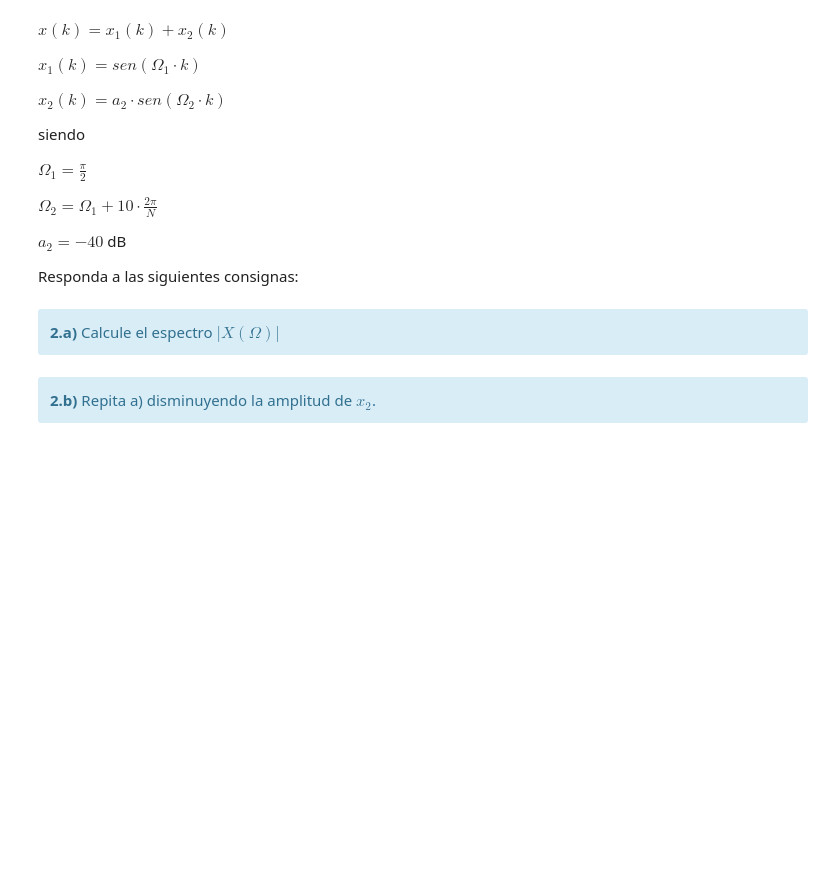
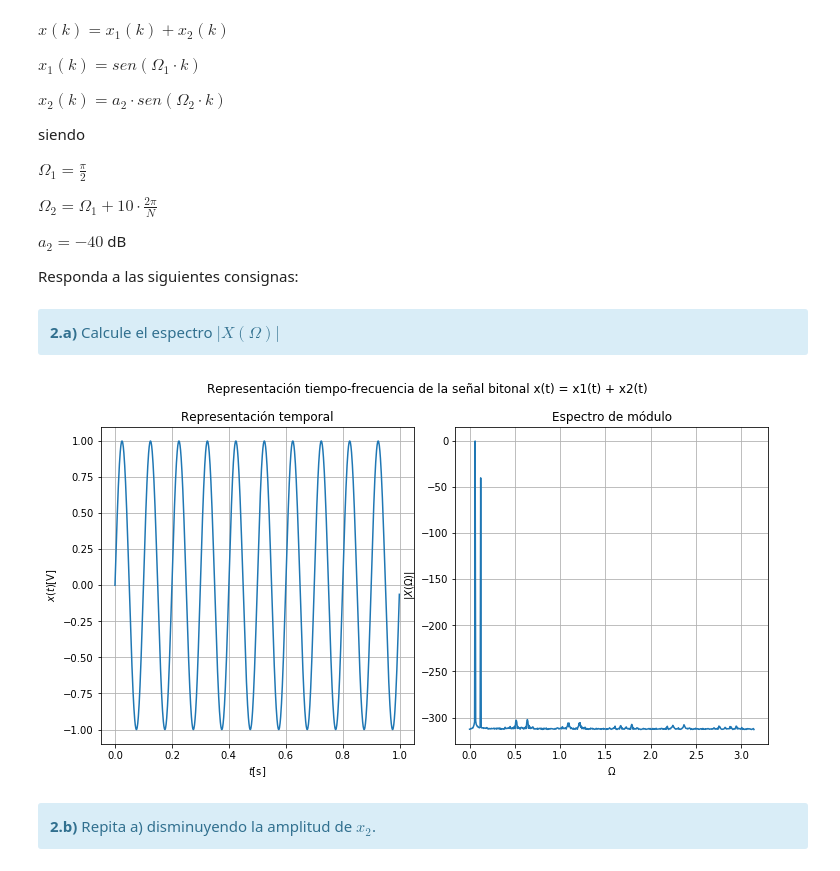
Before and after one commit to LisandroRobles/tp2, a Jupyter notebook: TP2 - Ventanas.ipynb, the cells around one changed output. Cells and saved outputs as stored; diff of their text form; code cells hidden in the pictures; blank space fills up the shorter version.

```diff
--- a/TP2 - Ventanas.ipynb
+++ b/TP2 - Ventanas.ipynb
@@ -682,0 +704,7 @@ Responda a las siguientes consignas:
+# %%
+#############################################
+# Inicialización del generador de funciones #
+#############################################
+
+#Instancia la clase signal_generator
+generador = gen.signal_generator(fs,N)
@@ -683,3 +749,41 @@ Responda a las siguientes consignas:
+# %%
+#############################################
+# Inicialización del analizador de espectro #
+#############################################
+
+#Instancia la clase spectrum_analyzer
+analizador = sa.spectrum_analyzer(fs,N,"fft")
+# %%
+#######################################
+# Cálculo del espectro de las señales #
+#######################################
+
+#Espectro de x(t)
+(f,X) = analizador.module(x,db = True,xaxis = 'phi')
+# %%
+######################################
+# Presentación gráfica de resultados #
+######################################
+
+fig, axarr = plt.subplots(1, 2,figsize = (10,5))
+fig.suptitle('Representación tiempo-frecuencia de la señal bitonal x(t) = x1(t) + x2(t)',fontsize=12,y = 1.08)
+fig.tight_layout()
+
+axarr[0].plot(t,x)
+axarr[0].set_title('Representación temporal')
+axarr[0].set_ylabel('$x(t)$[V]')
+axarr[0].set_xlabel('$t$[s]')
+axarr[0].axis('tight')
+axarr[0].grid()
+
+axarr[1].plot(f,X)
+axarr[1].set_title('Espectro de módulo')
+axarr[1].set_ylabel('$|X(\Omega)|$')
+axarr[1].set_xlabel('$\\Omega$')
+axarr[1].axis('tight')
+axarr[1].grid()
+# %% [output]
+[figure, added]
 # %% [markdown]
 <div class="alert alert-block alert-info">
 <b>2.b)</b> Repita a) disminuyendo la amplitud de $x_2$.
```
Also changed, not shown: parts of 21 cells of this notebook.
